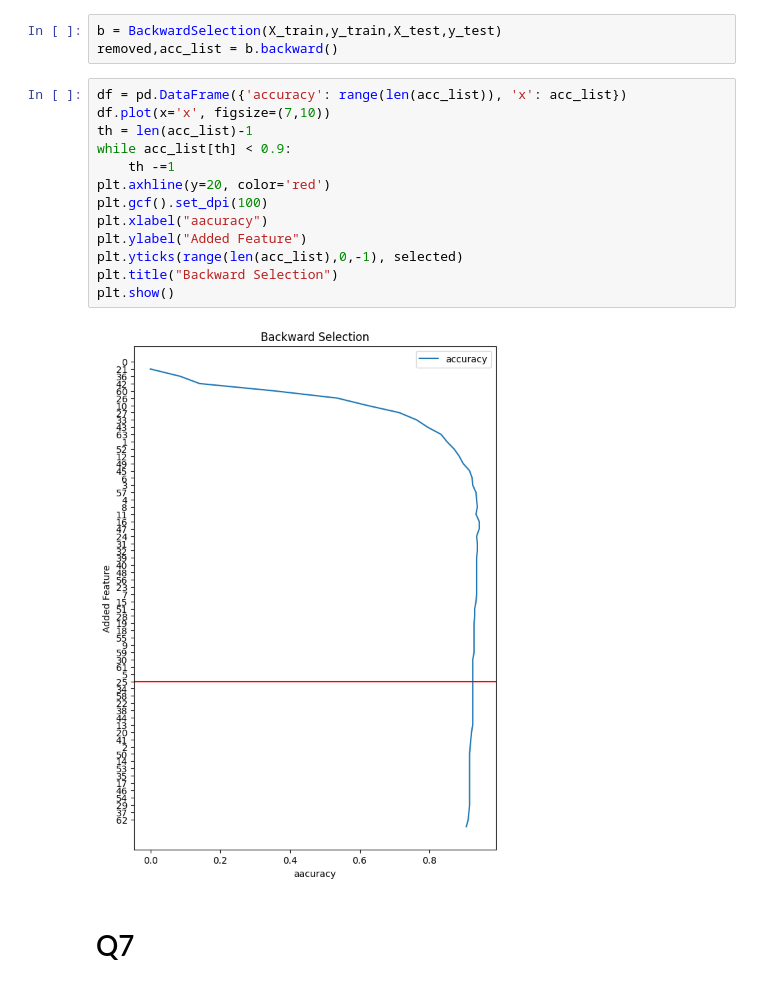
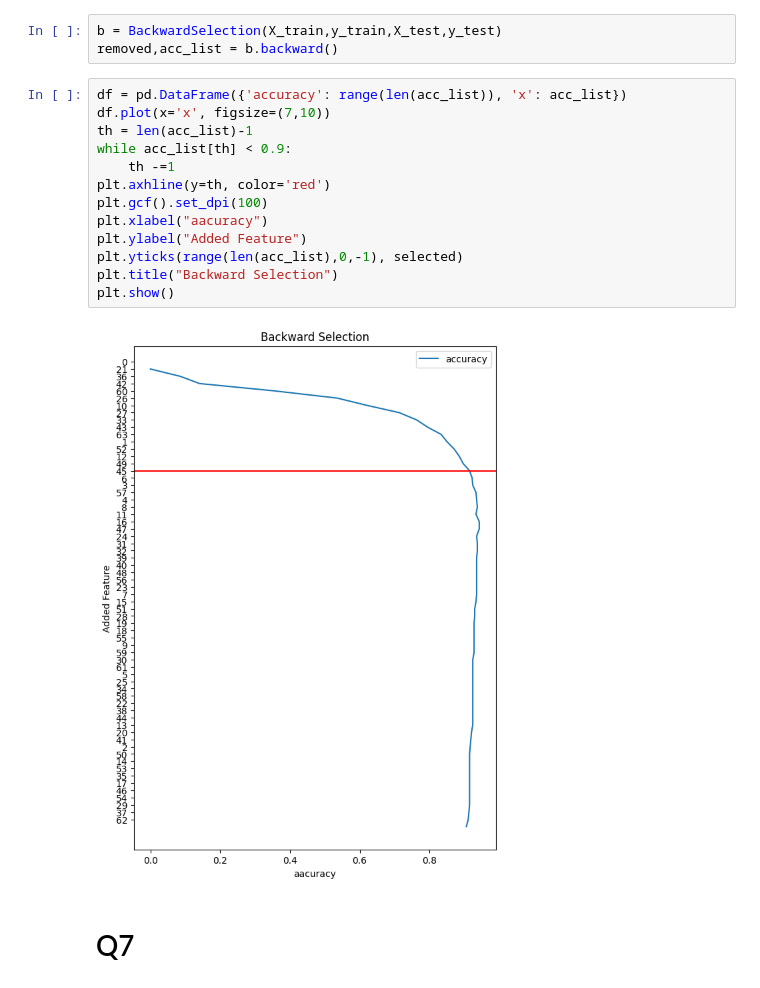
Before and after one commit to Kassra-sinaei/ML_HW5, a Jupyter notebook: HW05.ipynb, the cells around one changed output. Cells and saved outputs as stored; diff of their text form.

```diff
--- a/HW05.ipynb
+++ b/HW05.ipynb
@@ -119,18 +119,18 @@ removed,acc_list = b.backward()
 # %%
 df = pd.DataFrame({'accuracy': range(len(acc_list)), 'x': acc_list})
 df.plot(x='x', figsize=(7,10))
 th = len(acc_list)-1
 while acc_list[th] < 0.9:
     th -=1
-plt.axhline(y=20, color='red')
+plt.axhline(y=th, color='red')
 plt.gcf().set_dpi(100)
 plt.xlabel("aacuracy")
 plt.ylabel("Added Feature")
 plt.yticks(range(len(acc_list),0,-1), selected)
 plt.title("Backward Selection")
 plt.show()
 # %% [output]
-[figure, old version]
+[figure, new version]
 # %% [markdown]
 # Q7
 # %%
```
Also changed, not shown: parts of 3 cells of this notebook.
